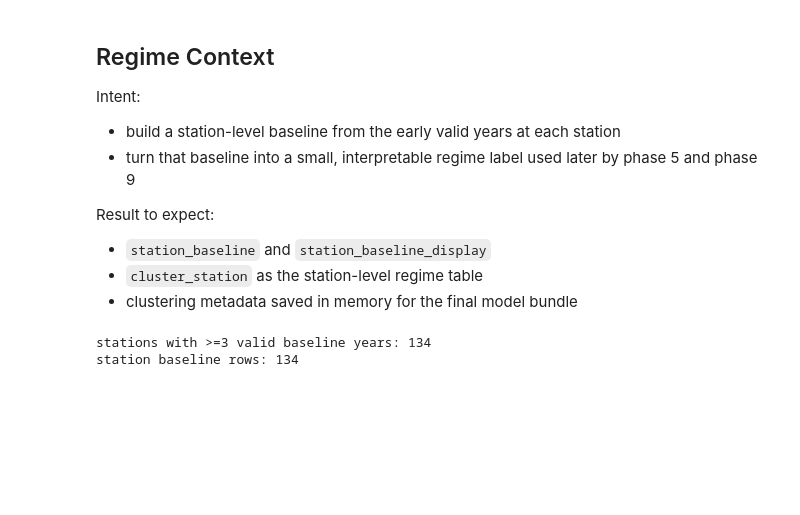
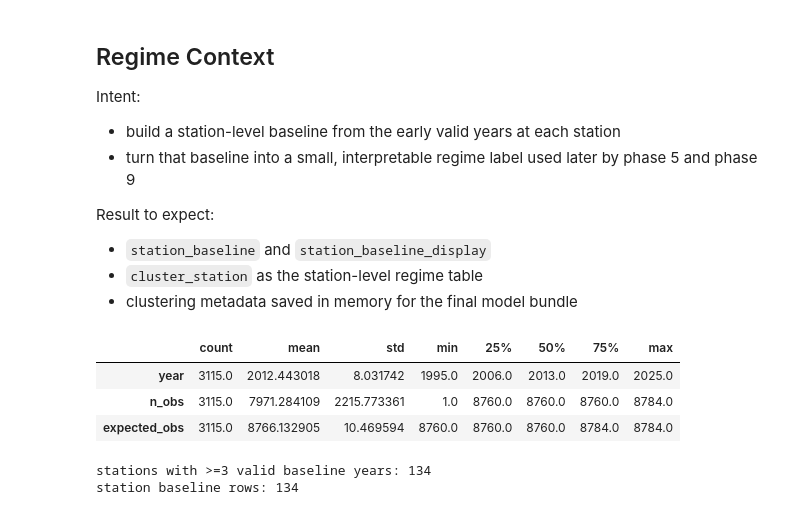
Before and after one commit to jeturcotte/estuaries, a Jupyter notebook: code/t4d.full.project.lite.ipynb, the cells around one changed output. Saved outputs shown, nothing was run; the diff lists cells and outputs as text; code cells hidden in the pictures; blank space fills up the shorter version.

```diff
--- a/code/t4d.full.project.lite.ipynb
+++ b/code/t4d.full.project.lite.ipynb
@@ -185,3 +206,47 @@ Result to expect:
 - `station_baseline` and `station_baseline_display`
 - `cluster_station` as the station-level regime table
 - clustering metadata saved in memory for the final model bundle
+# %%
+# station character baseline (first valid years, not fixed 1995-2000)
+# this keeps the idea simple: each station gets its own early baseline window
+
+# leave water intact for now...
+base = water.copy( )
+base = base.loc[
+    :, [
+        'station_full', # lookup code
+        'region_name',
+        'station_name',
+        'datetime',
+        'water_temp',
+        'salinity',
+        'oxygen',
+        'oxy_saturation',
+        'ph',
+        'depth'
+    ]
+].dropna( subset = [ 'datetime' ] )
+base[ 'year' ] = base[ 'datetime' ].dt.year
+#base.describe( ).T
+# %%
+# annual coverage check so thin years do not define the baseline
+year_obs = (
+    base
+    .groupby( [ 'region_name', 'station_name', 'year' ], as_index = False )
+    .agg( n_obs = ( 'datetime', 'size' ) )
+)
+
+# leap years and all that jazz
+# prolly not a big diff, though
+year_obs[ 'expected_obs' ] = np.where(
+    year_obs[ 'year' ] % 4 == 0,
+    366 * 24,
+    365 * 24,
+)
+
+#year_obs.describe( ).T
+# %% [output]
+|  | count | mean | std | min | 25% | 50% | 75% | max |
+| year | 3115.0 | 2012.443018 | 8.031742 | 1995.0 | 2006.0 | 2013.0 | 2019.0 | 2025.0 |
+| n_obs | 3115.0 | 7971.284109 | 2215.773361 | 1.0 | 8760.0 | 8760.0 | 8760.0 | 8784.0 |
+| expected_obs | 3115.0 | 8766.132905 | 10.469594 | 8760.0 | 8760.0 | 8760.0 | 8784.0 | 8784.0 |
```
Also changed, not shown: parts of 19 cells of this notebook.
